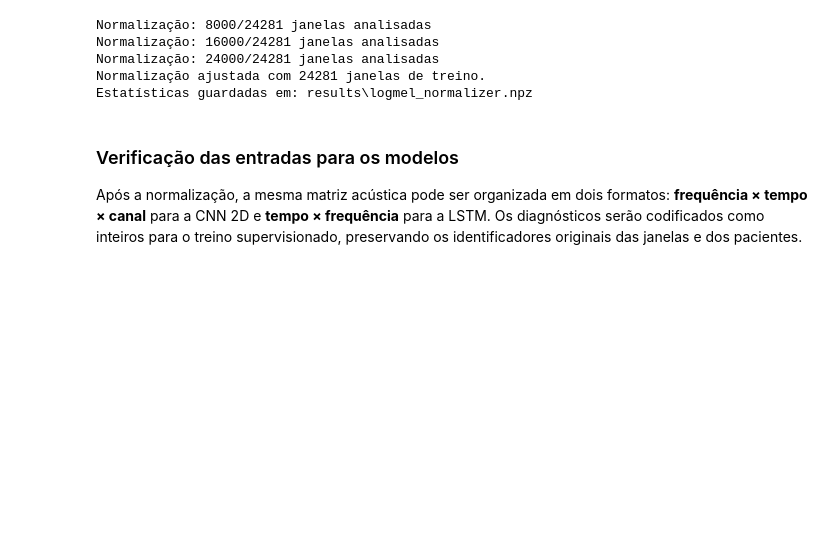
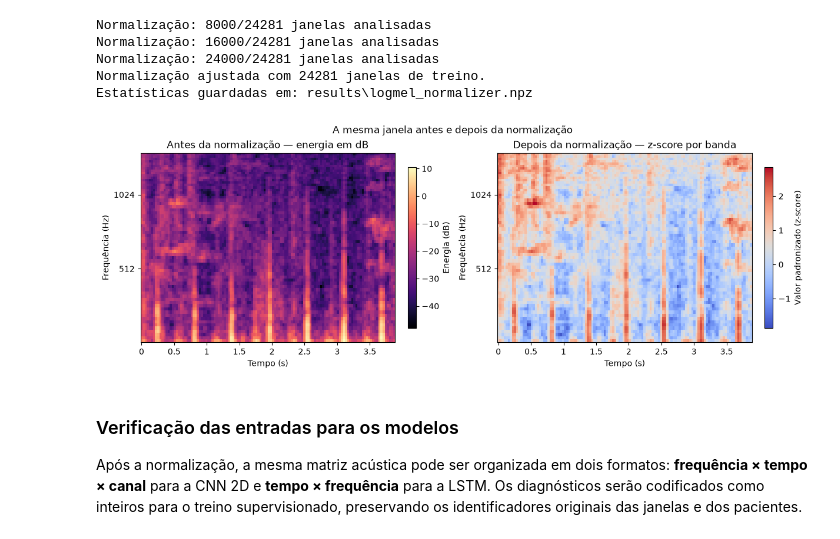
Before and after one commit to afonsogsdantos/Heart-Murmur-Classification, a Jupyter notebook: Heart_Murmur_Classification.ipynb, the cells around one changed output. Drawn from its saved outputs; the diff is of its cells as text; code cells hidden in the pictures; blank space fills up the shorter version.

```diff
--- a/Heart_Murmur_Classification.ipynb
+++ b/Heart_Murmur_Classification.ipynb
@@ -373,6 +419,19 @@ Normalização: 16000/24281 janelas analisadas
 Normalização: 24000/24281 janelas analisadas
 Normalização ajustada com 24281 janelas de treino.
 Estatísticas guardadas em: results\logmel_normalizer.npz
+# %%
+# Comparamos exatamente o mesmo exemplo, antes e depois da padronização.
+normalized_example = normalize_logmel(logmel, mel_mean, mel_std)
+plot_logmel_normalization_comparison(
+    logmel,
+    normalized_example,
+    sample_rate=SAMPLE_RATE,
+    hop_length=HOP_LENGTH,
+    fmin=FMIN,
+    fmax=FMAX,
+)
+# %% [output]
+[figure, added]
 # %% [markdown]
 ### Verificação das entradas para os modelos
 
```
Also changed, not shown: parts of 9 cells of this notebook, 1 other file.
